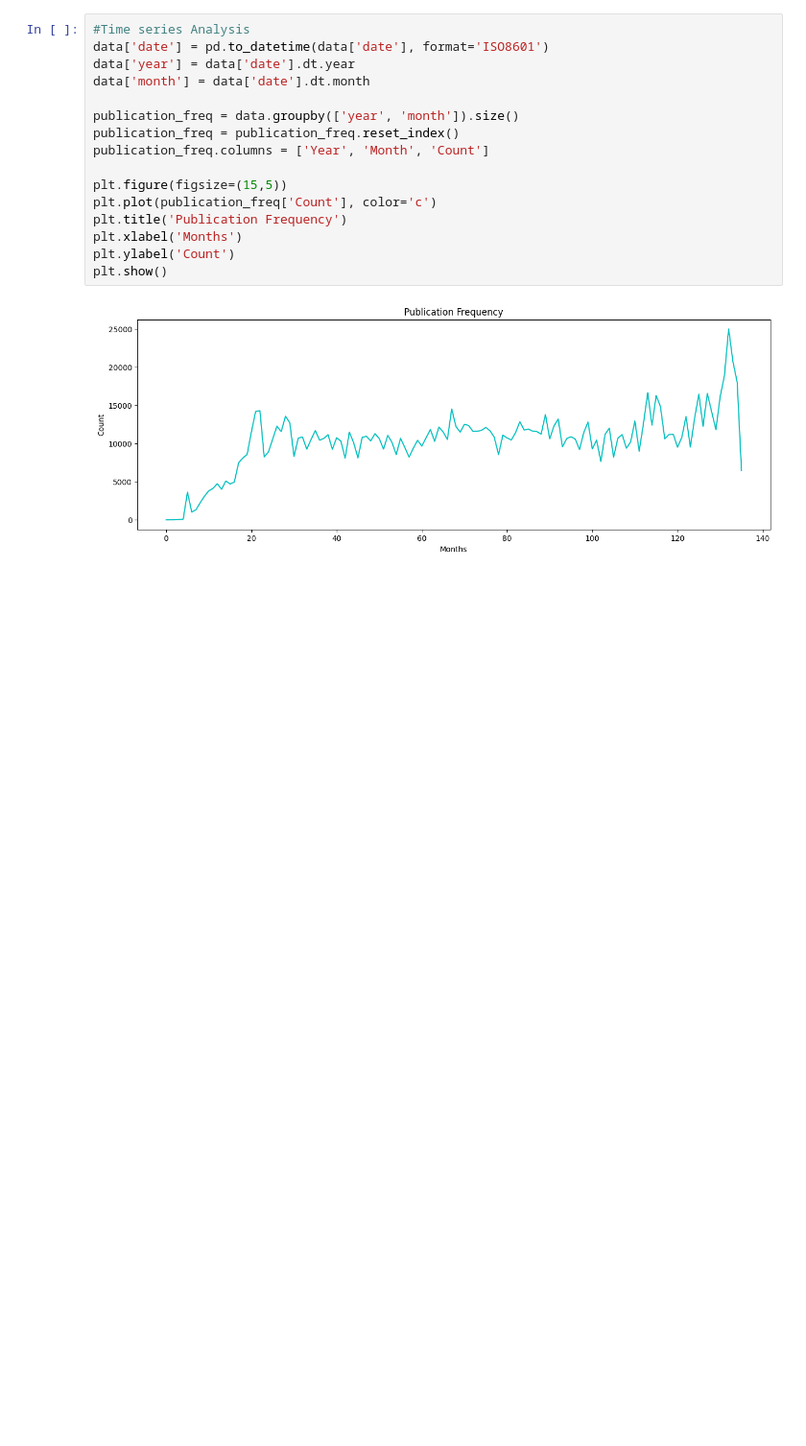
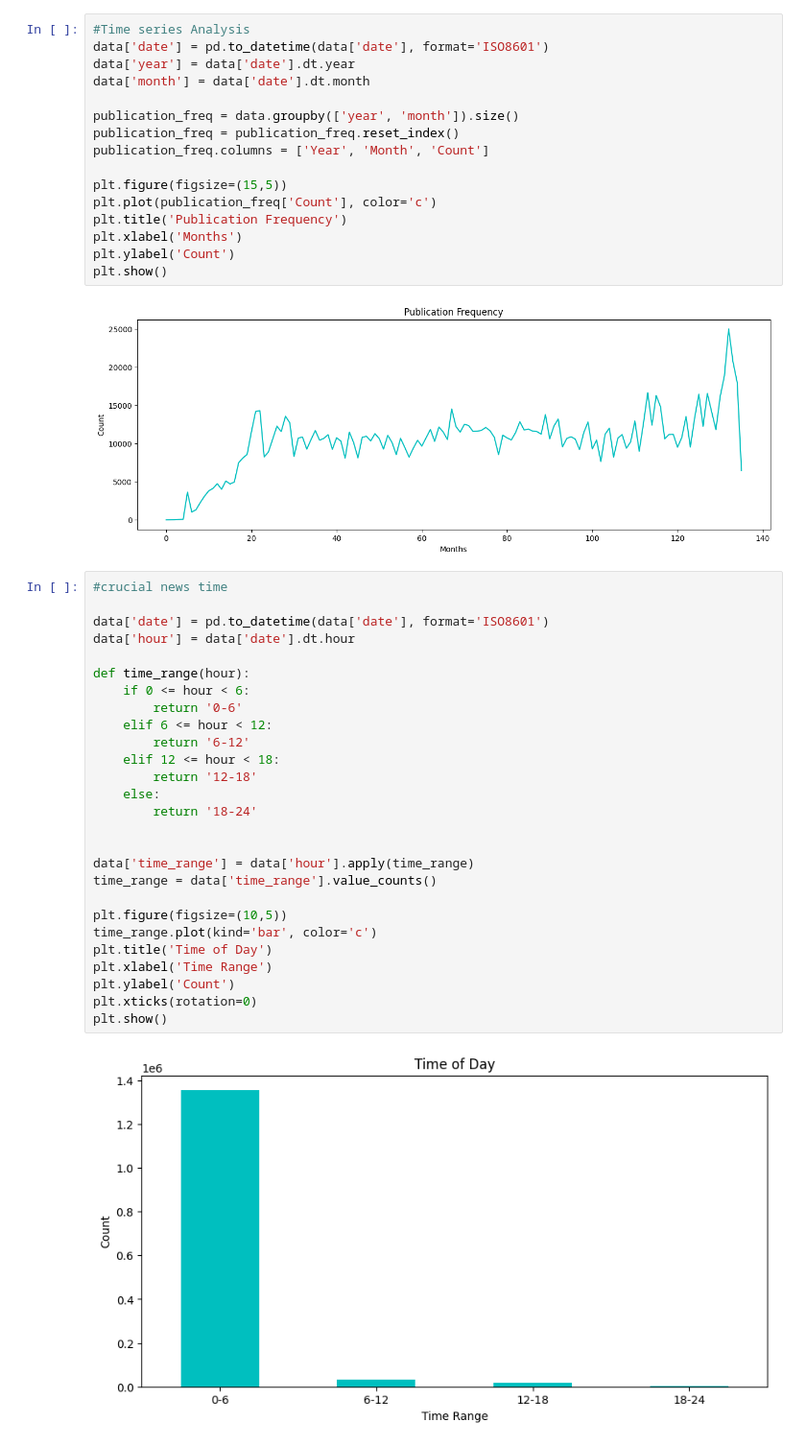
Before and after one commit to IamYunusAli/FNSPID, a Jupyter notebook: notebooks/analysis.ipynb, the cells around one changed output. Shown at 96% size. Saved outputs shown, nothing was run; the diff lists cells and outputs as text; blank space fills up the shorter version.

```diff
--- a/notebooks/analysis.ipynb
+++ b/notebooks/analysis.ipynb
@@ -117,3 +117,32 @@ plt.ylabel('Count')
 plt.show()
 # %% [output]
 [figure]
+# %%
+#crucial news time
+
+data['date'] = pd.to_datetime(data['date'], format='ISO8601')
+data['hour'] = data['date'].dt.hour
+
+def time_range(hour):
+    if 0 <= hour < 6:
+        return '0-6'
+    elif 6 <= hour < 12:
+        return '6-12'
+    elif 12 <= hour < 18:
+        return '12-18'
+    else:
+        return '18-24'
+
+
+data['time_range'] = data['hour'].apply(time_range)
+time_range = data['time_range'].value_counts()
+
+plt.figure(figsize=(10,5))
+time_range.plot(kind='bar', color='c')
+plt.title('Time of Day')
+plt.xlabel('Time Range')
+plt.ylabel('Count')
+plt.xticks(rotation=0)
+plt.show()
+# %% [output]
+[figure, added]
```
Also changed, not shown: parts of 3 cells of this notebook.
